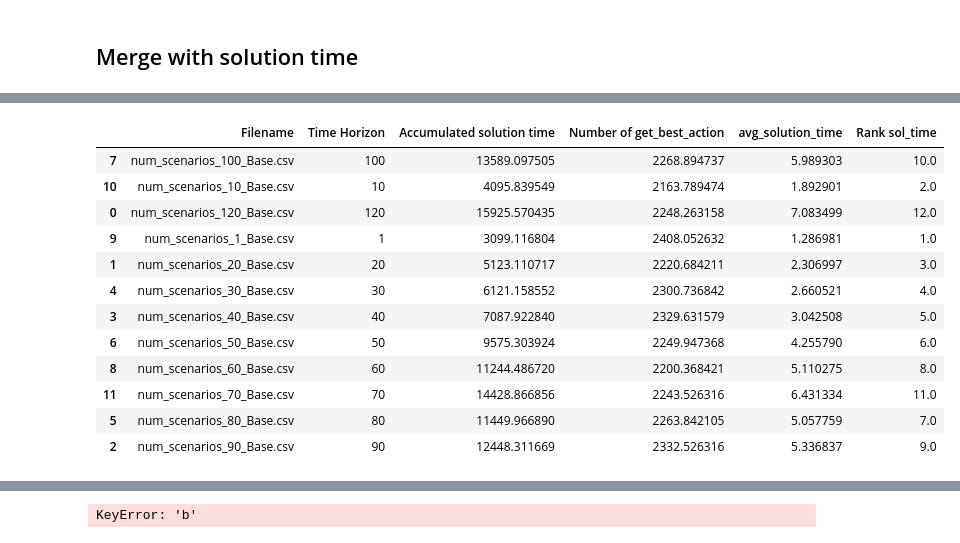
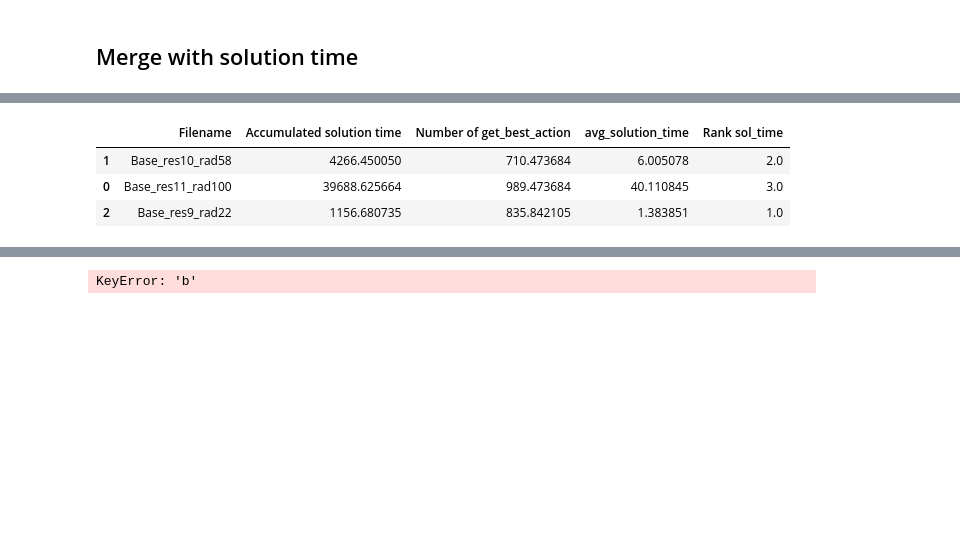
Before and after one commit to EECS-NTNU/FOMOsim, a Jupyter notebook: visualize_results_csv.ipynb, the cells around one changed output, grey strips where cells are left out. Cells and saved outputs as stored; diff of their text form; code cells hidden in the pictures; blank space fills up the shorter version.

```diff
--- a/visualize_results_csv.ipynb
+++ b/visualize_results_csv.ipynb
@@ -3,7 +3,7 @@ import pandas as pd
 import matplotlib.pyplot as plt
 import os
 # %%
-def read_csv(policy_name, dir, is_SB, case):
+def read_csv(policy_name, dir, is_SB, case, file_or_folder):
     dataframes = []
     filenames = []
 
@@ -22,7 +22,8 @@ def read_csv(policy_name, dir, is_SB, case):
                         df = pd.read_csv(file_path)
                         # Store the DataFrame in the dictionary using the path as a key
                         dataframes.append(df)
-                        filenames.append(file)
+                        filename = os.path.basename(root) if file_or_folder == 'folder' else file
+                        filenames.append(filename)
                     except Exception as e:
                         print(f"Failed to read {file_path}: {e}")
     columns_sb = ['Bike Arrivals', 'Bike Starvations', 'Long Congestions']
@@ -55,7 +56,7 @@ def make_pie(column_means):
 # %% [markdown]
 ### Rank the results
 # %%
-dir = '/Users/isabellam/NTNU/H2023/Prosjektoppgave/fomo/policies/hlv_master/all_results/discount_results/'
-dataframes, filenames = read_csv('Base1', dir, False, 'discount')
+dir = '/Users/isabellam/NTNU/H2023/Prosjektoppgave/fomo/policies/hlv_master/results/num_clusters'
+dataframes, filenames = read_csv('Base', dir, False, 'num_clusters', 'file')
 filenames
 # %% [output]
@@ -196,43 +176,31 @@ filenames2
 # %%
 import numpy as np
 
 means2 = []
 for i in range(len(dataframes2)):
     dataframe2 = dataframes2[i]
     filename2 = filenames2[i]
-    timehor = filename2.split('_')[4]
 
     mean_series2 = dataframe2.mean()
     mean_series2['Filename'] = filename2
-    mean_series2['Time Horizon'] = int(timehor)
     means2.append(mean_series2)
 
 new_df2 = pd.DataFrame(means2)
 
 new_df2['avg_solution_time'] = new_df2['Accumulated solution time'].astype(float) / new_df2['Number of get_best_action'].replace(0, np.nan).astype(float)
 
 new_df2['Rank sol_time'] = new_df2['avg_solution_time'].rank(method='min')
-new_df2['Filename'] = new_df2['Filename'].str[9:]
 
-new_column_order1 = ['Filename', 'Time Horizon', 'Accumulated solution time', 'Number of get_best_action', 'avg_solution_time', 'Rank sol_time']
+new_column_order1 = ['Filename', 'Accumulated solution time', 'Number of get_best_action', 'avg_solution_time', 'Rank sol_time']
 new_df2 = new_df2[new_column_order1]
 new_df2 = new_df2.sort_values('Filename')
 
 new_df2
 # %% [output]
-|  | Filename | Time Horizon | Accumulated solution time | Number of get_best_action | avg_solution_time | Rank sol_time |
-| 7 | num_scenarios_100_Base.csv | 100 | 13589.097505 | 2268.894737 | 5.989303 | 10.0 |
-| 10 | num_scenarios_10_Base.csv | 10 | 4095.839549 | 2163.789474 | 1.892901 | 2.0 |
-| 0 | num_scenarios_120_Base.csv | 120 | 15925.570435 | 2248.263158 | 7.083499 | 12.0 |
-| 9 | num_scenarios_1_Base.csv | 1 | 3099.116804 | 2408.052632 | 1.286981 | 1.0 |
-| 1 | num_scenarios_20_Base.csv | 20 | 5123.110717 | 2220.684211 | 2.306997 | 3.0 |
-| 4 | num_scenarios_30_Base.csv | 30 | 6121.158552 | 2300.736842 | 2.660521 | 4.0 |
-| 3 | num_scenarios_40_Base.csv | 40 | 7087.922840 | 2329.631579 | 3.042508 | 5.0 |
-| 6 | num_scenarios_50_Base.csv | 50 | 9575.303924 | 2249.947368 | 4.255790 | 6.0 |
-| 8 | num_scenarios_60_Base.csv | 60 | 11244.486720 | 2200.368421 | 5.110275 | 8.0 |
-| 11 | num_scenarios_70_Base.csv | 70 | 14428.866856 | 2243.526316 | 6.431334 | 11.0 |
-| 5 | num_scenarios_80_Base.csv | 80 | 11449.966890 | 2263.842105 | 5.057759 | 7.0 |
-| 2 | num_scenarios_90_Base.csv | 90 | 12448.311669 | 2332.526316 | 5.336837 | 9.0 |
+|  | Filename | Accumulated solution time | Number of get_best_action | avg_solution_time | Rank sol_time |
+| 1 | Base_res10_rad58 | 4266.450050 | 710.473684 | 6.005078 | 2.0 |
+| 0 | Base_res11_rad100 | 39688.625664 | 989.473684 | 40.110845 | 3.0 |
+| 2 | Base_res9_rad22 | 1156.680735 | 835.842105 | 1.383851 | 1.0 |
 # %%
 merged_df = pd.merge(new_df, new_df2, on='Filename', how='inner')
 df = merged_df
```
Also changed, not shown: parts of 4 cells of this notebook, 8 other files.
